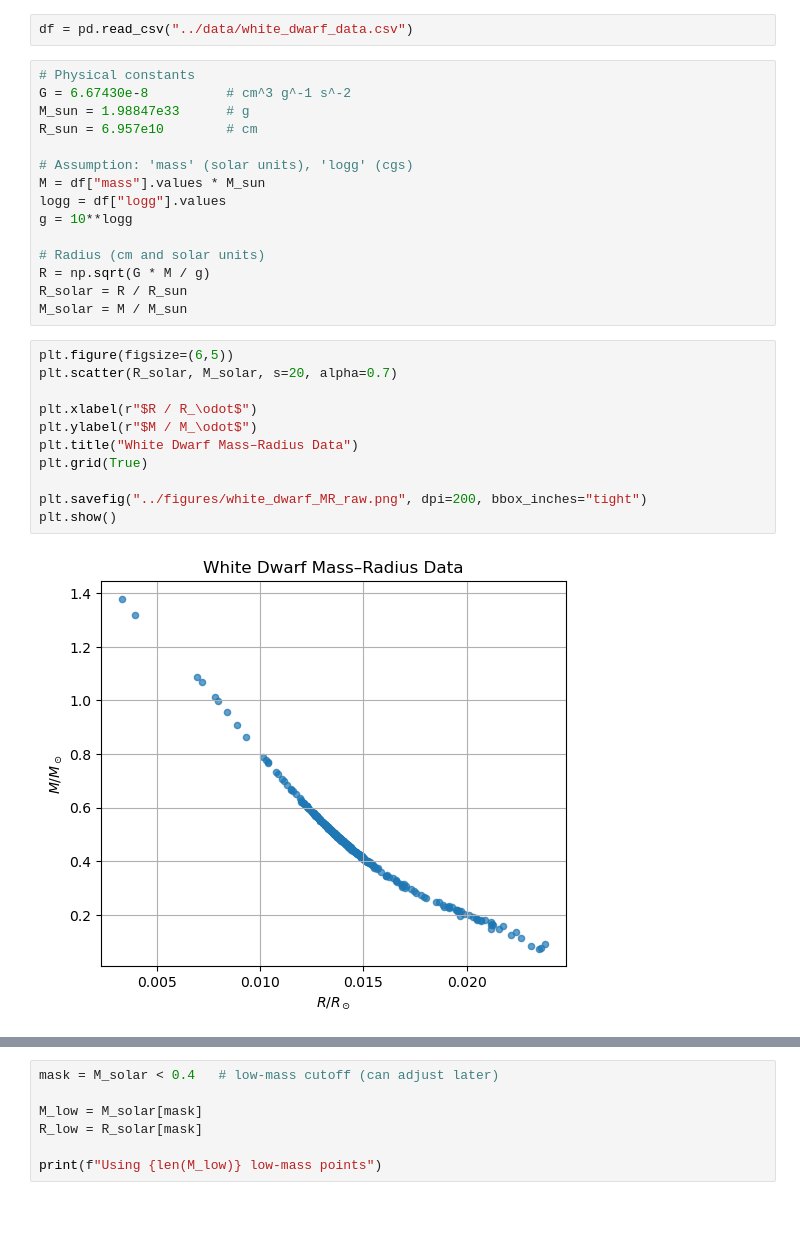
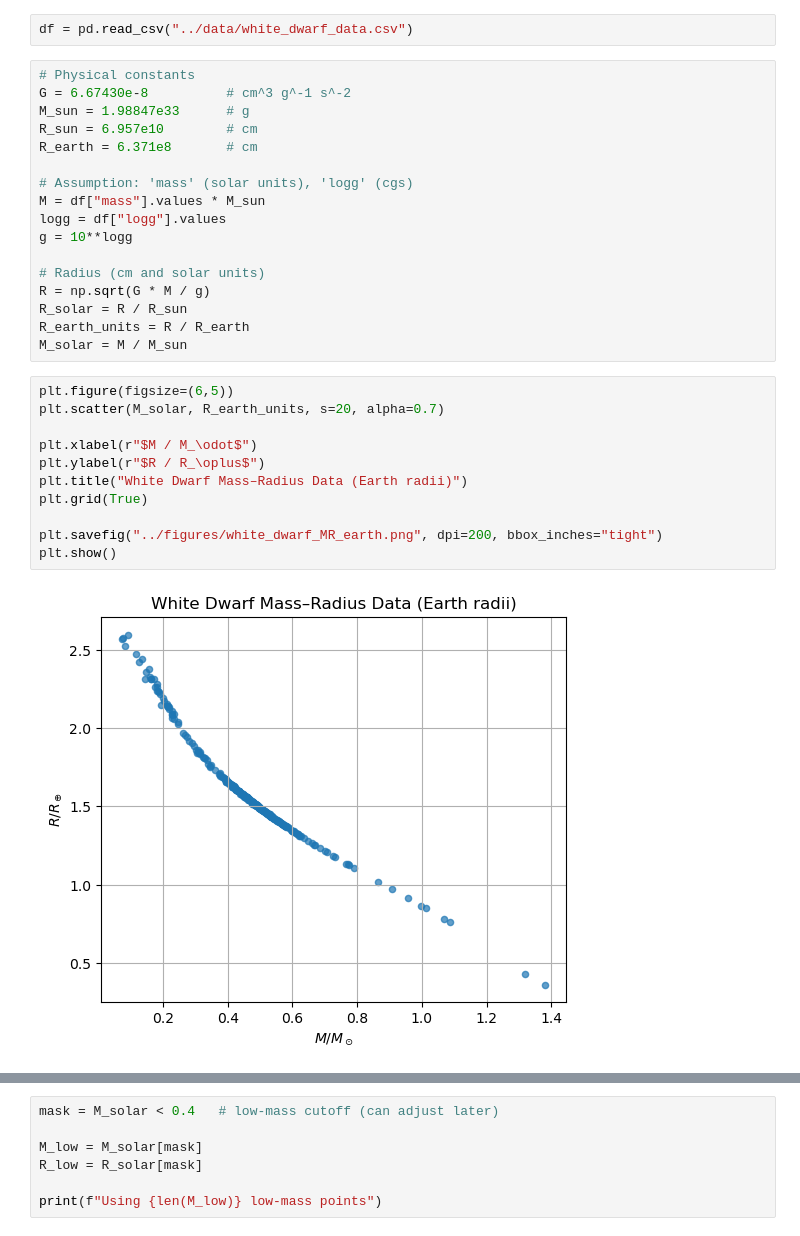
Before and after one commit to chbaytok/final_project, a Jupyter notebook: notebooks/02_white_dwarf_data.ipynb, the cells around one changed output, grey strips where cells are left out. Cells and saved outputs as stored; diff of their text form.

Commit message:
Update notebooks and figures (final WD and TOV results)

```diff
--- a/notebooks/02_white_dwarf_data.ipynb
+++ b/notebooks/02_white_dwarf_data.ipynb
@@ -20,6 +20,7 @@ df = pd.read_csv("../data/white_dwarf_data.csv")
 G = 6.67430e-8          # cm^3 g^-1 s^-2
 M_sun = 1.98847e33      # g
 R_sun = 6.957e10        # cm
+R_earth = 6.371e8       # cm
 
 # Assumption: 'mass' (solar units), 'logg' (cgs)
 M = df["mass"].values * M_sun
@@ -29,19 +30,20 @@ g = 10**logg
 # Radius (cm and solar units)
 R = np.sqrt(G * M / g)
 R_solar = R / R_sun
+R_earth_units = R / R_earth
 M_solar = M / M_sun
 # %%
 plt.figure(figsize=(6,5))
-plt.scatter(R_solar, M_solar, s=20, alpha=0.7)
+plt.scatter(M_solar, R_earth_units, s=20, alpha=0.7)
 
-plt.xlabel(r"$R / R_\odot$")
-plt.ylabel(r"$M / M_\odot$")
-plt.title("White Dwarf Mass–Radius Data")
+plt.xlabel(r"$M / M_\odot$")
+plt.ylabel(r"$R / R_\oplus$")
+plt.title("White Dwarf Mass–Radius Data (Earth radii)")
 plt.grid(True)
 
-plt.savefig("../figures/white_dwarf_MR_raw.png", dpi=200, bbox_inches="tight")
+plt.savefig("../figures/white_dwarf_MR_earth.png", dpi=200, bbox_inches="tight")
 plt.show()
 # %% [output]
-[figure, old version]
+[figure, new version]
 # %%
 plt.figure(figsize=(6,5))
```
Also changed, not shown: parts of 1 cell of this notebook, 20 other files.
